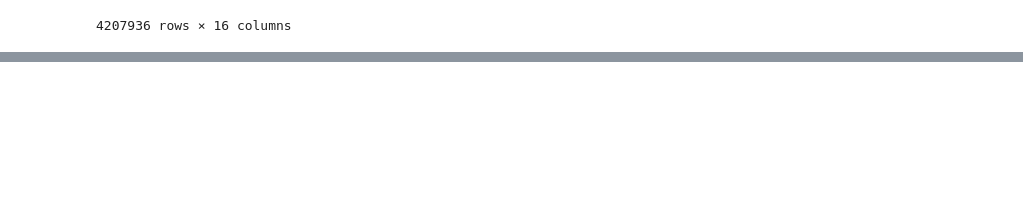
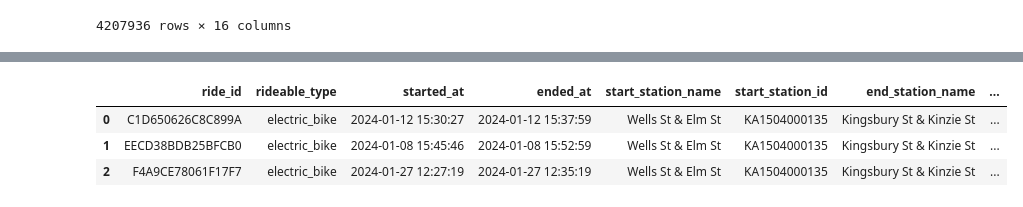
Before and after one commit to dgdatadev/cyclistic-bike-share-analysis, a Jupyter notebook: notebooks/03-Data-Cleaning.ipynb, the cells around one changed output, grey strips where cells are left out. Saved outputs shown, nothing was run; the diff lists cells and outputs as text; code cells hidden in the pictures; blank space fills up the shorter version.

```diff
--- a/notebooks/03-Data-Cleaning.ipynb
+++ b/notebooks/03-Data-Cleaning.ipynb
@@ -2,6 +2,7 @@
 import pandas as pd
 # %%
 base = pd.read_csv('2024-divvy-tripdata.csv')
+feriados = pd.read_excel('feriados_2024.xlsx')
 # %%
 base.shape
 # %% [output]
@@ -108,0 +131,10 @@ display(base)
+# %%
+base['data_viagem'] = base['started_at'].dt.date
+feriados['Data'] = pd.to_datetime(feriados['Data']).dt.date
+base['is_holiday'] = base['data_viagem'].isin(feriados['Data'])
+base.head(3)
+# %% [output]
+|  | ride_id | rideable_type | started_at | ended_at | start_station_name | start_station_id | end_station_name | ... |
+| 0 | C1D650626C8C899A | electric_bike | 2024-01-12 15:30:27 | 2024-01-12 15:37:59 | Wells St & Elm St | KA1504000135 | Kingsbury St & Kinzie St | ... |
+| 1 | EECD38BDB25BFCB0 | electric_bike | 2024-01-08 15:45:46 | 2024-01-08 15:52:59 | Wells St & Elm St | KA1504000135 | Kingsbury St & Kinzie St | ... |
+| 2 | F4A9CE78061F17F7 | electric_bike | 2024-01-27 12:27:19 | 2024-01-27 12:35:19 | Wells St & Elm St | KA1504000135 | Kingsbury St & Kinzie St | ... |
```
Also changed, not shown: parts of 9 cells of this notebook.
